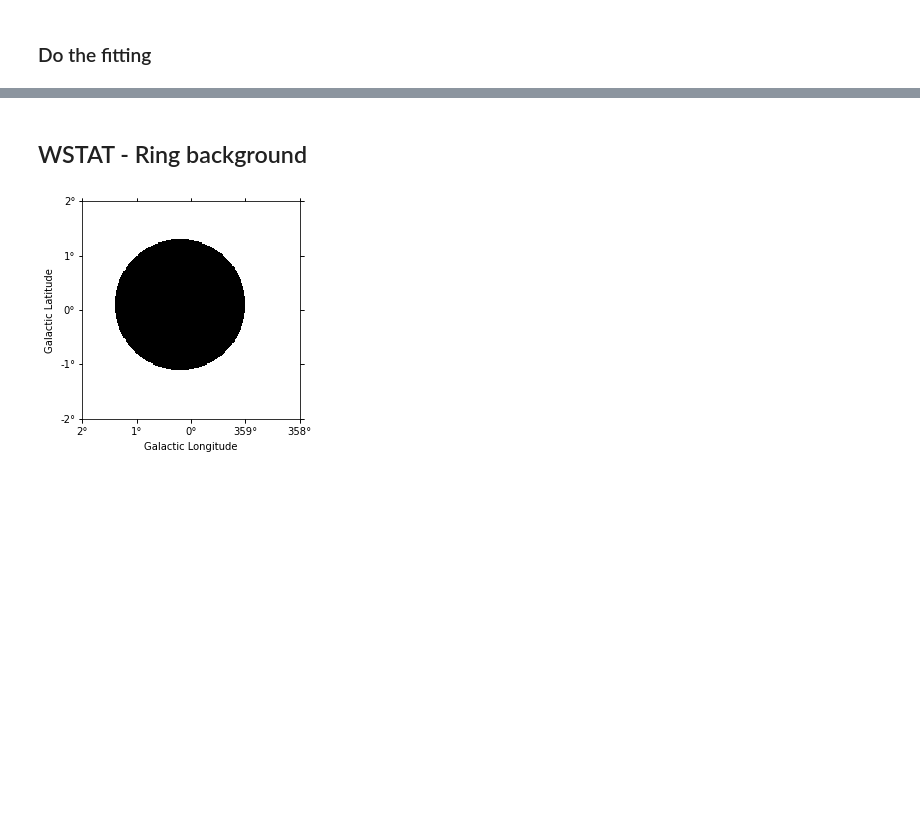
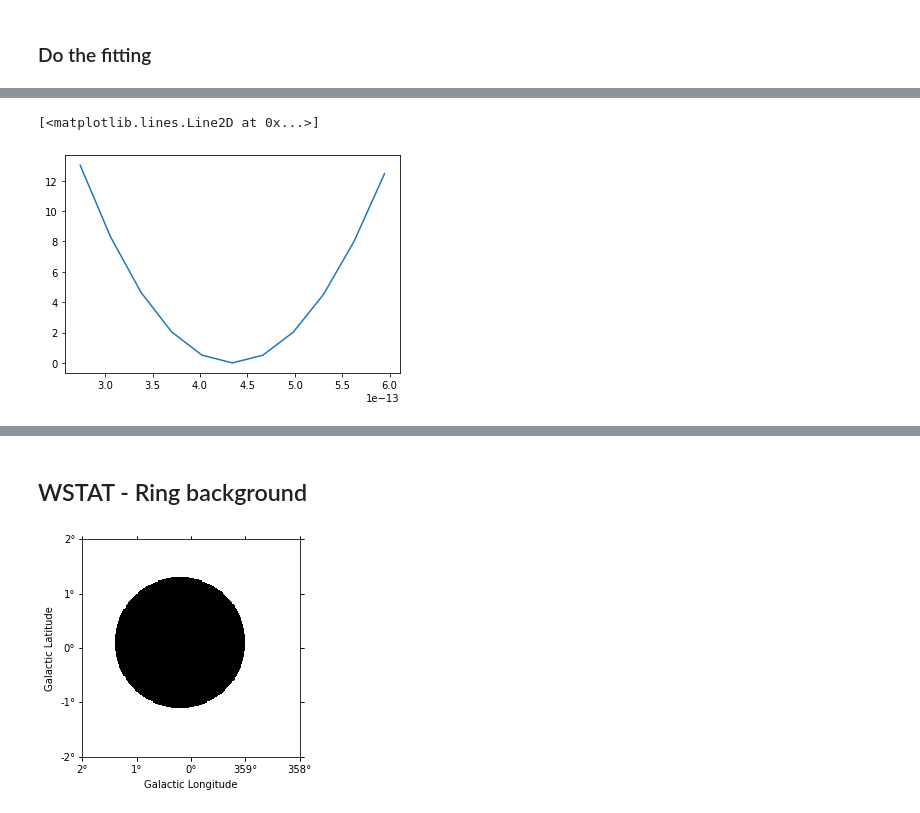
Before and after one commit to AtreyeeS/test_notebooks, a Jupyter notebook: cash-stat-lk.ipynb, the cells around one changed output, grey strips where cells are left out. Saved outputs shown, nothing was run; the diff lists cells and outputs as text; code cells hidden in the pictures; blank space fills up the shorter version.

Commit message:
add lk profiles

```diff
--- a/cash-stat-lk.ipynb
+++ b/cash-stat-lk.ipynb
@@ -176,2 +177,8 @@ Table length=11
 | tilt | 0.000e+00 |  | nan | nan | True | 0.000e+00 |
 | reference | 1.000e+00 | TeV | nan | nan | True | 0.000e+00 |
+# %%
+profile = fit.stat_profile(parameter='amplitude')
+plt.plot(profile["values"], profile["stat"] - L1)
+# %% [output]
+[<matplotlib.lines.Line2D at 0x...>]
+[figure, added]
```
Also changed, not shown: parts of 20 cells of this notebook, 1 other file.
